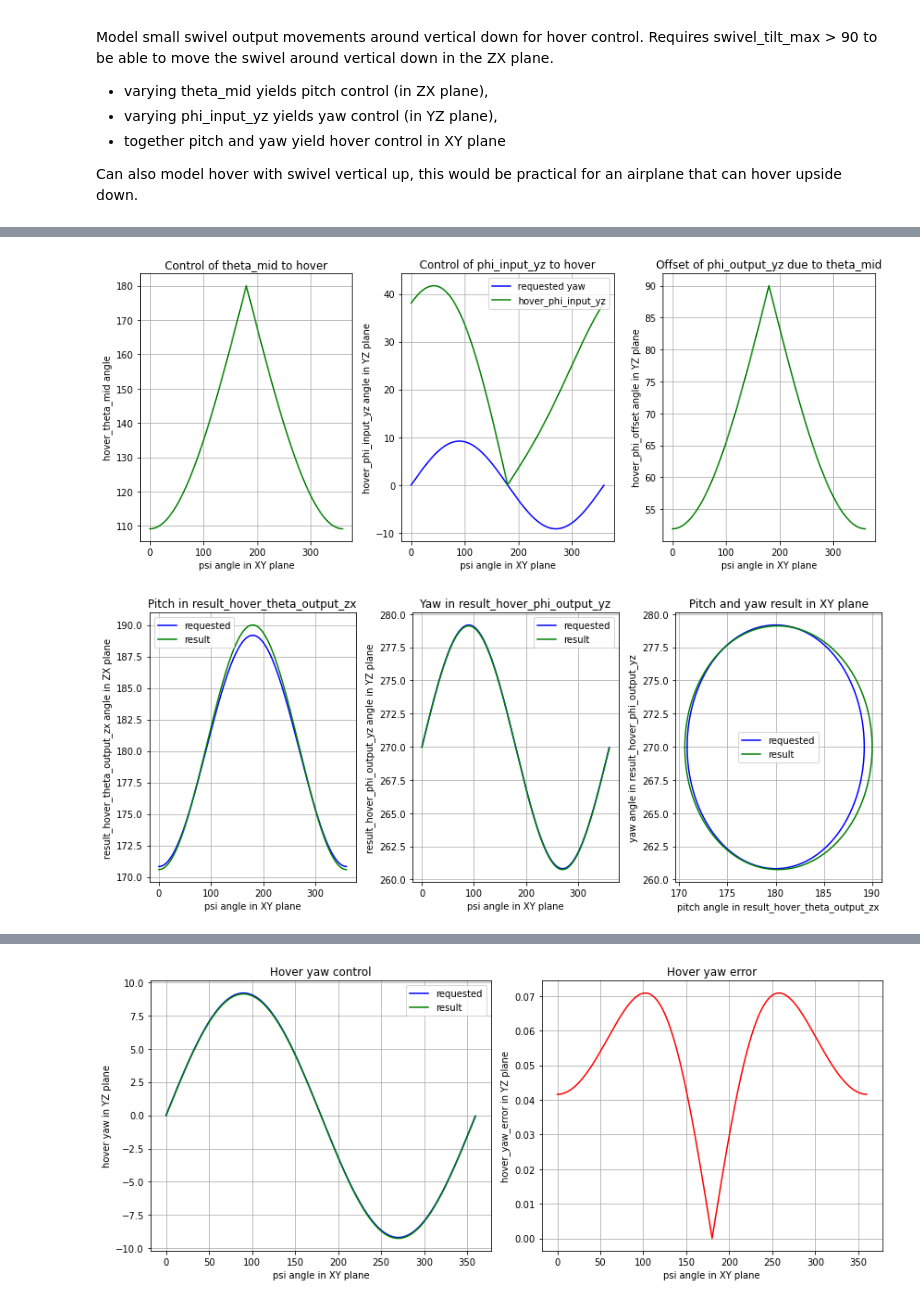
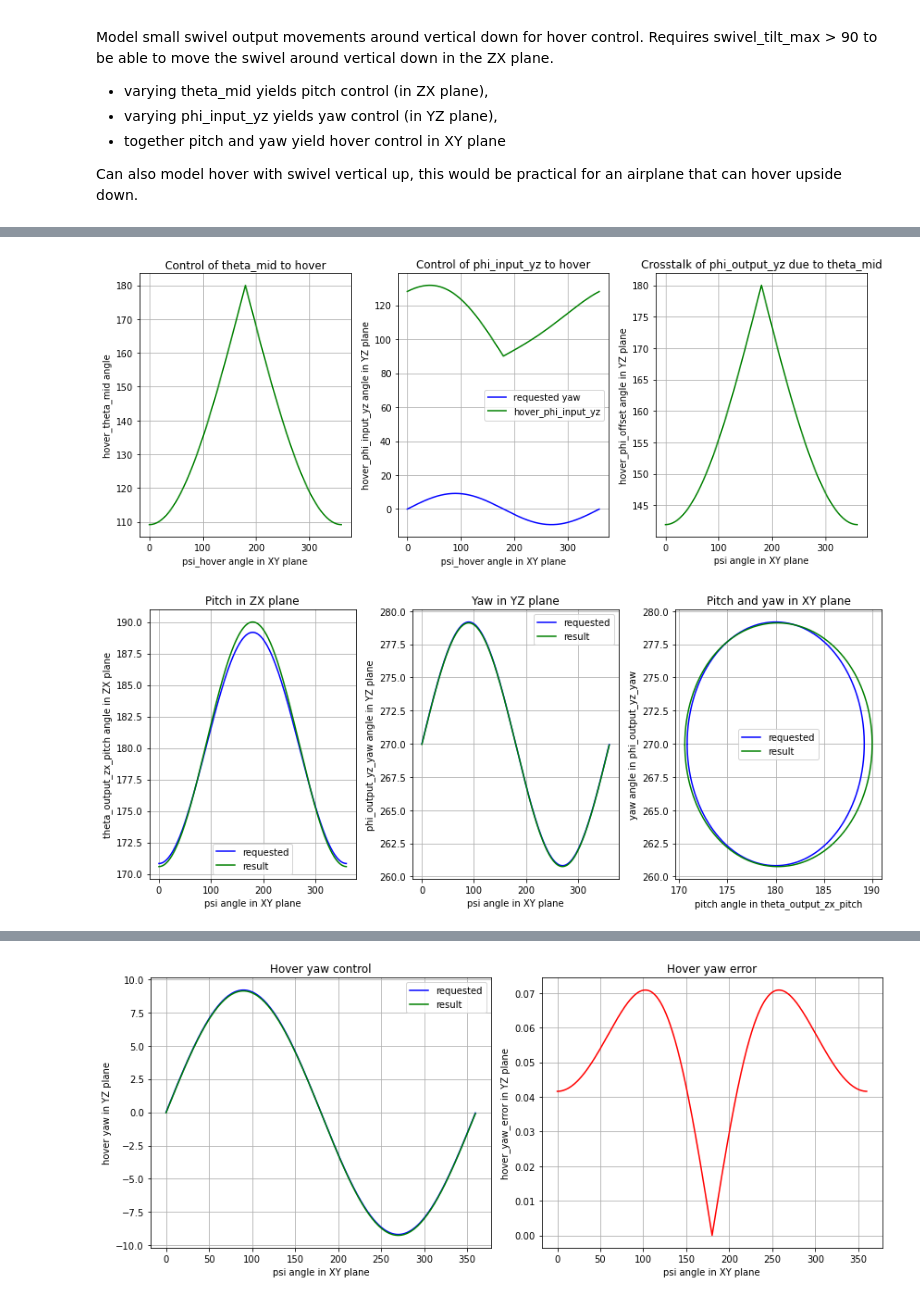
Before and after one commit to erkooi/swivel, a Jupyter notebook: python/swivel.ipynb, the cells around one changed output, grey strips where cells are left out. Saved outputs shown, nothing was run; the diff lists cells and outputs as text; code cells hidden in the pictures.

```diff
--- a/python/swivel.ipynb
+++ b/python/swivel.ipynb
@@ -75,10 +75,11 @@ output_tube_pointing = 'down'; mid_tube_rotation = 'positive'
 
 theta_mid_resolution = N_degrees / N_points
 
-phi_input_yz_horizontal = sw.InitPhiInputYzHorizontal(output_tube_pointing, mid_tube_rotation)
-phi_output_yz_horizontal = sw.InitPhiOutputYzHorizontal(output_tube_pointing, mid_tube_rotation)
 phi_output_yz_vertical = sw.PhiOutputYzVertical(output_tube_pointing)
 phi_input_yz_vertical = sw.PhiInputYzVertical(output_tube_pointing)
+phi_input_yz_horizontal = sw.InitPhiInputYzHorizontal(mid_tube_rotation)
+phi_output_yz_horizontal = sw.InitPhiOutputYzHorizontal(mid_tube_rotation)
+phi_output_yz_crosstalk_offset = sw.PhiOutputYzCrosstalkOffset(output_tube_pointing, mid_tube_rotation)
 
 swivel_tilt_max = sw.SwivelTiltMax(alpha_tilt)
 
@@ -96,10 +97,11 @@ print('N_points                   = %d' % N_points)
 print('N_degrees                  = %d' % N_degrees)
 print('theta_mid_resolution       = %.3f' % theta_mid_resolution)
 print('')
-print('phi_input_yz_horizontal    = %.0f' % phi_input_yz_horizontal)
-print('phi_output_yz_horizontal   = %.0f' % phi_output_yz_horizontal)
-print('phi_output_yz_vertical     = %.0f' % phi_output_yz_vertical)
-print('phi_input_yz_vertical      = %.0f' % phi_input_yz_vertical)
+print('phi_output_yz_vertical         = %.0f' % phi_output_yz_vertical)
+print('phi_input_yz_vertical          = %.0f' % phi_input_yz_vertical)
+print('phi_input_yz_horizontal        = %.0f' % phi_input_yz_horizontal)
+print('phi_output_yz_horizontal       = %.0f' % phi_output_yz_horizontal)
+print('phi_output_yz_crosstalk_offset = %.0f' % phi_output_yz_crosstalk_offset)
 print('')
 print('swivel_tilt_max            = %.0f' % swivel_tilt_max)
 print('')
@@ -335,25 +321,11 @@ fi = 1 : ampl = 2.8160029627, angle =   90.0
 # . sw.rfft_bins_of_phi_output_yz_as_function_of_theta_mid() and
 #   sw.approximate_phi_output_yz_as_function_of_theta_mid() implement
 #   the steps that were analysed above.
-# Determine harmonics in exact theta_output_zx(theta_mid)
+# Determine harmonics in exact phi_output_yz(theta_mid)
 rfft_phi_output_yz_diff_ampl_arr, rfft_phi_output_yz_diff_angle_arr = \
-    sw.rfft_bins_of_phi_output_yz_as_function_of_theta_mid(alpha_tilt,
-                                                           output_tube_pointing,
-                                                           mid_tube_rotation,
-                                                           N_points)
-f0_phi_output_yz_ampl = rfft_phi_output_yz_diff_ampl_arr[0]
+    sw.rfft_bins_of_phi_output_yz_as_function_of_theta_mid(alpha_tilt, N_points)
 f1_phi_output_yz_ampl = rfft_phi_output_yz_diff_ampl_arr[1]
-f1_phi_output_yz_angle = rfft_phi_output_yz_diff_angle_arr[1]
 phi_output_yz_approx_arr = sw.approximate_phi_output_yz_as_function_of_theta_mid(theta_mid_arr,
-                                                                                 f0_phi_output_yz_ampl,
-                                                                                 f1_phi_output_yz_ampl,
-                                                                                 f1_phi_output_yz_angle)
-phi_output_yz_error_arr = phi_output_yz_arr - phi_output_yz_approx_arr
-
-plt.plot(theta_mid_arr, phi_output_yz_error_arr, 'r')
-plt.title('Swivel from horizontal to ' + output_tube_pointing + ' to horizontal')
-plt.xlabel('theta_mid angle')
-plt.ylabel('phi_output_yz_error angle in YZ plane')
-plt.grid()
+                                                                                 f1_phi_output_yz_ampl)
 # %% [output]
 rfft_bins_of_phi_output_yz_as_function_of_theta_mid()
@@ -697,63 +687,63 @@ approximate_phi_output_yz_as_function_of_theta_mid():
 # %%
 # Plot hover control
 fig = plt.figure(figsize=(12, 5))  # width, height in inches
 plt.subplot(1, 3, 1)
 plt.plot(psi_hover_arr, hover_theta_mid_arr, 'g-')
 plt.title('Control of theta_mid to hover')
-plt.xlabel('psi angle in XY plane')
+plt.xlabel('psi_hover angle in XY plane')
 plt.ylabel('hover_theta_mid angle')
 plt.grid()
 
 plt.subplot(1, 3, 2)
 plt.plot(psi_hover_arr, yaw_arr, 'b-', label = 'requested yaw')
 plt.plot(psi_hover_arr, hover_phi_input_yz_arr, 'g-', label = 'hover_phi_input_yz')
 plt.title('Control of phi_input_yz to hover')
-plt.xlabel('psi angle in XY plane')
+plt.xlabel('psi_hover angle in XY plane')
 plt.ylabel('hover_phi_input_yz angle in YZ plane')
 plt.grid()
 plt.legend()
 
 plt.subplot(1, 3, 3)
-plt.plot(psi_hover_arr, hover_phi_output_yz_offset_arr, 'g-')
-plt.title('Offset of phi_output_yz due to theta_mid')
+plt.plot(psi_hover_arr, hover_phi_output_yz_crosstalk_arr, 'g-')
+plt.title('Crosstalk of phi_output_yz due to theta_mid')
 plt.xlabel('psi angle in XY plane')
 plt.ylabel('hover_phi_offset angle in YZ plane')
 plt.grid()
 plt.tight_layout()
 # %% [output]
-[figure, old version]
+[figure, new version]
 # %%
 # Plot hover result
 fig = plt.figure(figsize=(12, 5))  # width, height in inches
 plt.subplot(1, 3, 1)
-plt.plot(psi_hover_arr, request_theta_output_zx_arr, 'b-', label = 'requested')
-plt.plot(psi_hover_arr, result_hover_theta_output_zx_arr, 'g-', label = 'result')
-plt.title('Pitch in result_hover_theta_output_zx')
+plt.plot(psi_hover_arr, request_theta_output_zx_pitch_arr, 'b-', label = 'requested')
+plt.plot(psi_hover_arr, result_theta_output_zx_pitch_arr, 'g-', label = 'result')
+plt.title('Pitch in ZX plane')
 plt.xlabel('psi angle in XY plane')
-plt.ylabel('result_hover_theta_output_zx angle in ZX plane')
+plt.ylabel('theta_output_zx_pitch angle in ZX plane')
 plt.legend()
 plt.grid()
 
 plt.subplot(1, 3, 2)
-plt.plot(psi_hover_arr, request_phi_output_yz_arr, 'b-', label = 'requested')
-plt.plot(psi_hover_arr, result_hover_phi_output_yz_arr, 'g-', label = 'result')
-plt.title('Yaw in result_hover_phi_output_yz')
+plt.plot(psi_hover_arr, request_phi_output_yz_yaw_arr, 'b-', label = 'requested')
+plt.plot(psi_hover_arr, result_phi_output_yz_yaw_arr, 'g-', label = 'result')
+plt.title('Yaw in YZ plane')
 plt.xlabel('psi angle in XY plane')
-plt.ylabel('result_hover_phi_output_yz angle in YZ plane')
+plt.ylabel('phi_output_yz_yaw angle in YZ plane')
 plt.legend()
 plt.grid()
 
 plt.subplot(1, 3, 3)
-plt.plot(request_theta_output_zx_arr, request_phi_output_yz_arr, 'b-', label = 'requested')
-plt.plot(result_hover_theta_output_zx_arr, result_hover_phi_output_yz_arr, 'g-', label = 'result')
-plt.title('Pitch and yaw result in XY plane')
-plt.xlabel('pitch angle in result_hover_theta_output_zx')
-plt.ylabel('yaw angle in result_hover_phi_output_yz')
+plt.plot(request_theta_output_zx_pitch_arr, request_phi_output_yz_yaw_arr, 'b-', label = 'requested')
+plt.plot(result_theta_output_zx_pitch_arr, result_phi_output_yz_yaw_arr, 'g-', label = 'result')
+plt.title('Pitch and yaw in XY plane')
+plt.xlabel('pitch angle in theta_output_zx_pitch')
+plt.ylabel('yaw angle in phi_output_yz_yaw')
 plt.legend()
 plt.grid()
 plt.tight_layout()
 # %% [output]
-[figure, old version]
+[figure, new version]
 # %%
 # Check hover result
 print('hover_ampl = %.3f' % hover_ampl)
```
Also changed, not shown: parts of 26 cells of this notebook, 4 other files.
